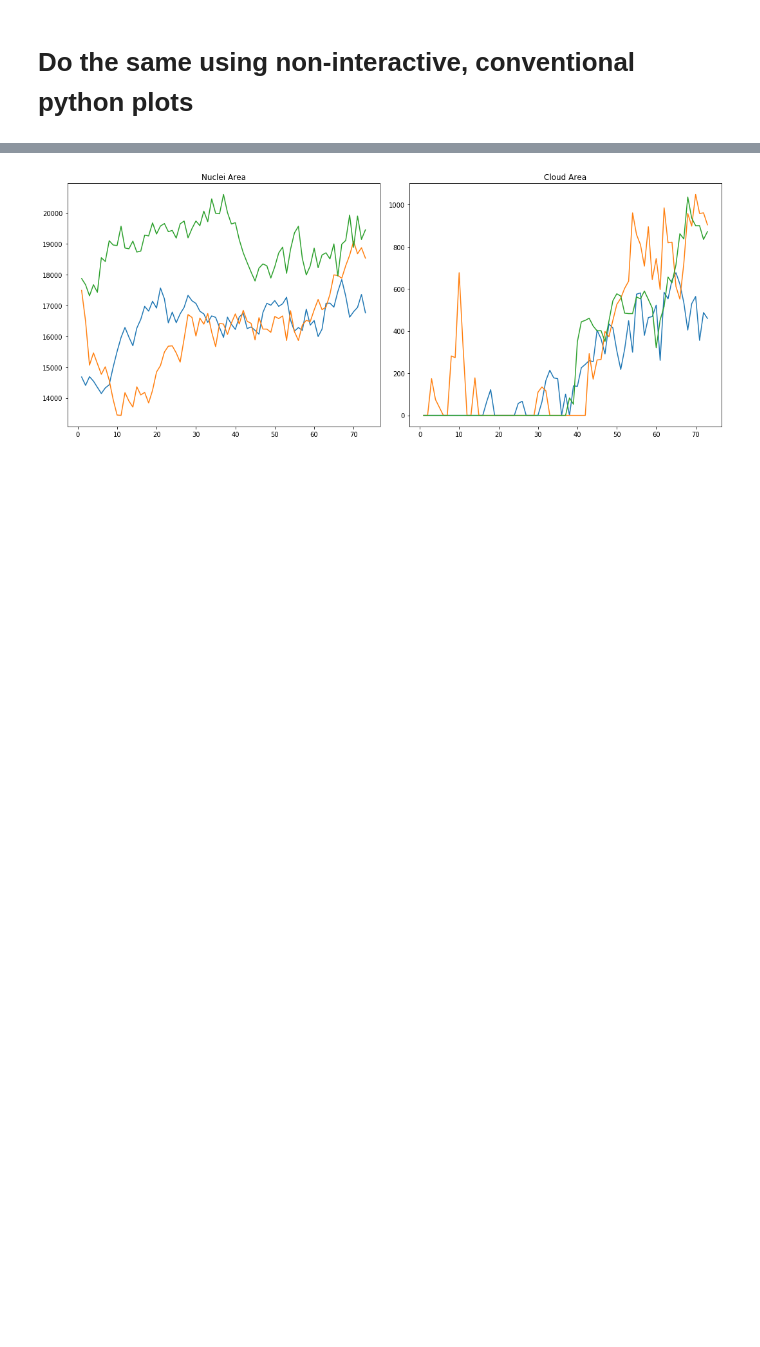
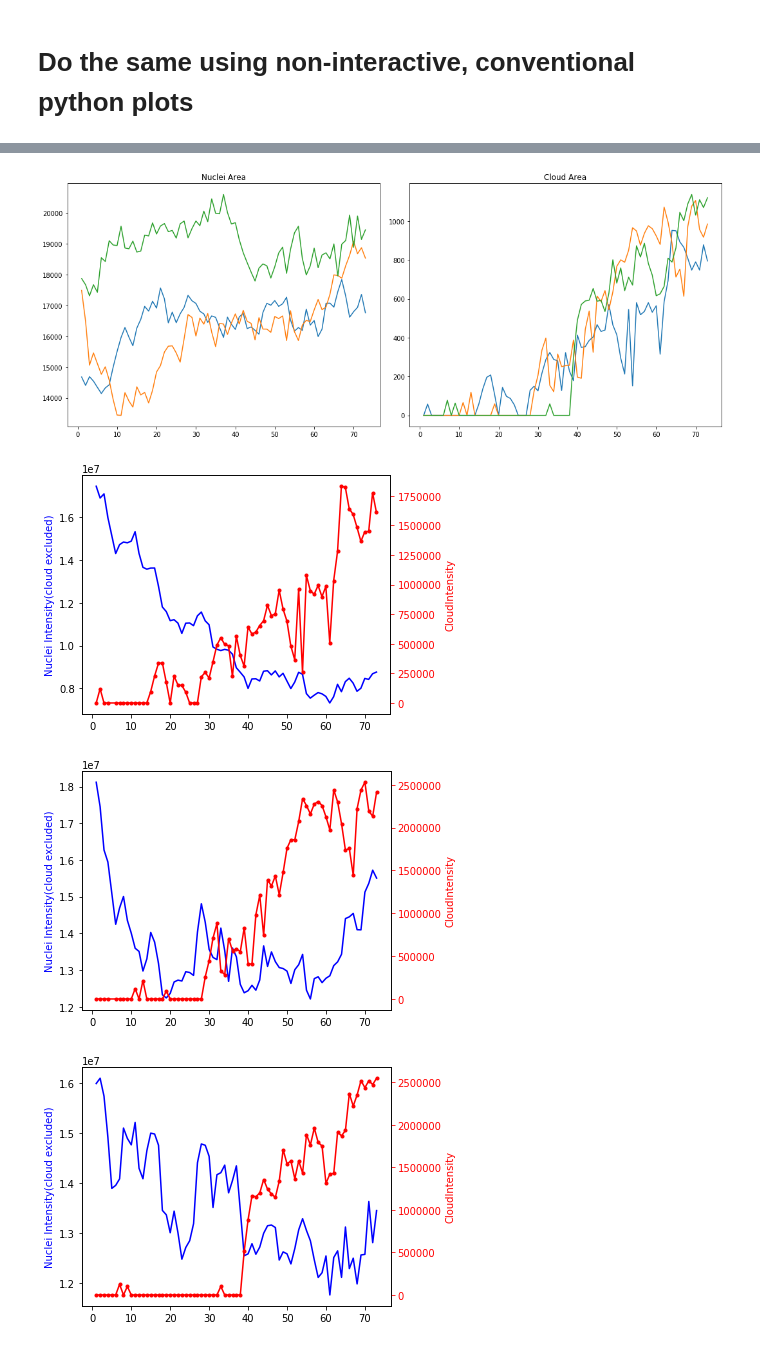
Before and after one commit to oozguc/PyImage, a Jupyter notebook: TxtFilePlotter/NcolTxtFile.ipynb, the cells around one changed output, grey strips where cells are left out. Drawn from its saved outputs; the diff is of its cells as text; code cells hidden in the pictures; blank space fills up the shorter version.

```diff
--- a/TxtFilePlotter/NcolTxtFile.ipynb
+++ b/TxtFilePlotter/NcolTxtFile.ipynb
@@ -12,8 +12,8 @@ from bokeh.io import export_png, output_notebook
 # %% [markdown]
 # Specify the Directory where the CTrack generated text files are and where the plots must be saved in
 # %%
-sourcedir = '/Users/aimachine/Documents/JuliaData/ResultsTxtFiles/Visit_1/C1/'
-saveplotdir= '/Users/aimachine/Documents/JuliaData/ResultsTxtFiles/Visit_1/C1/Plots/'
+sourcedir = '/Users/aimachine/Documents/JuliaData/ResultsTxtFiles/Visit_1/C2/'
+saveplotdir= '/Users/aimachine/Documents/JuliaData/ResultsTxtFiles/Visit_1/C2/Plots/'
 # %% [raw]
 # Read all the text files into proper variables for the data stored in various columns. For CTtrack generated text files the following are in the 7 columns:
 1)  T = Time
@@ -158,27 +158,32 @@ f.close()
 # %%
 fig, axes = plt.subplots(1, 2, figsize=(15, 6))
 
 for i in range(len(Time)):
 
 
 
 
 
 
  ax = axes.ravel()
  ax[0].plot(Time[i],AreaNuc[i])
  ax[0].set_title('Nuclei Area')
 
  ax[1].plot(Time[i],AreaClo[i])
  ax[1].set_title('Cloud Area')
 
 
 
 plt.tight_layout()
 
 Title = 'MultiPlotArea'
 
 plt.savefig(saveplotdir + Title + '.png')
 plt.show()
+for i in range(len(Time)):
+ overlaymultiplotX(TotalNucInt[i], TotalCloInt[i], Time[i], "Nuclei Intensity(cloud excluded)","CloudIntensity",saveplotdir,FileLabel[i] )
 # %% [output]
-[figure, old version]
+[figure, new version]
+[figure, added]
+[figure, added]
+[figure, added]
```
Also changed, not shown: parts of 4 cells of this notebook, 1 other file.
